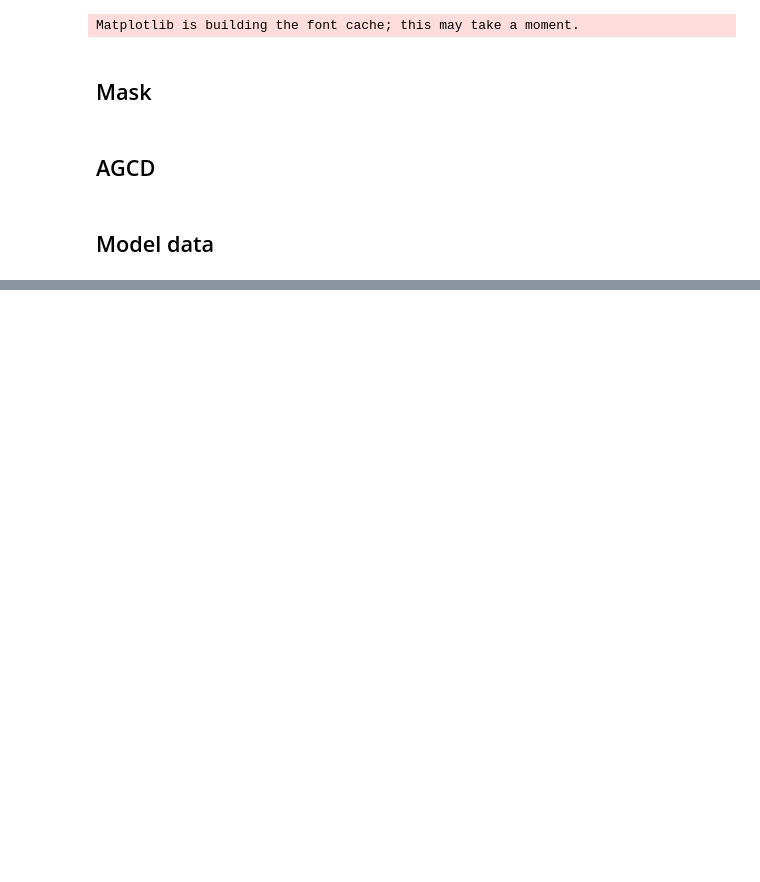
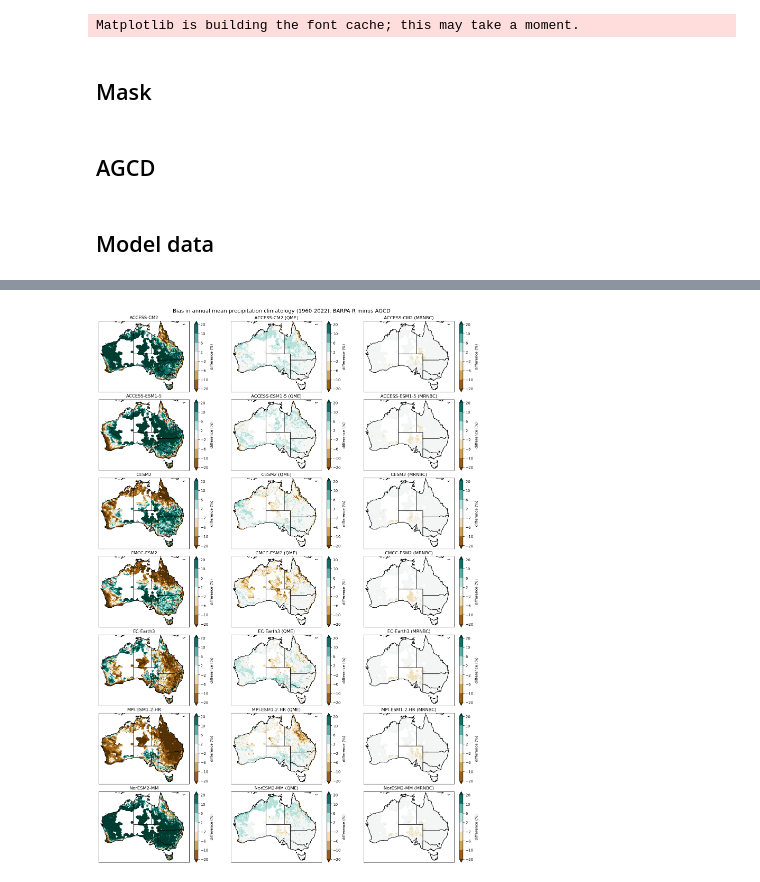
Before and after one commit to AusClimateService/bias-correction-data-release, a Jupyter notebook: residual_bias.ipynb, the cells around one changed output, grey strips where cells are left out. Cells and saved outputs as stored; diff of their text form; code cells hidden in the pictures; blank space fills up the shorter version.

```diff
--- a/residual_bias.ipynb
+++ b/residual_bias.ipynb
@@ -268,0 +232,14 @@ plt.show()
+# %%
+ngcms = 7
+fig, axes = plt.subplots(ngcms, 3, subplot_kw={'projection': ccrs.PlateCarree()}, figsize=[15, 3*ngcms], layout='constrained')
+plot_row(axes[0, :], 'BARPA-R', 'ACCESS-CM2', units='%')
+plot_row(axes[1, :], 'BARPA-R', 'ACCESS-ESM1-5', units='%')
+plot_row(axes[2, :], 'BARPA-R', 'CESM2', units='%')
+plot_row(axes[3, :], 'BARPA-R', 'CMCC-ESM2', units='%')
+plot_row(axes[4, :], 'BARPA-R', 'EC-Earth3', units='%')
+plot_row(axes[5, :], 'BARPA-R', 'MPI-ESM1-2-HR', units='%')
+plot_row(axes[6, :], 'BARPA-R', 'NorESM2-MM', units='%')
+plt.suptitle('Bias in annual mean precipitation climatology (1960-2022), BARPA-R minus AGCD', fontsize='x-large')
+plt.show()
+# %% [output]
+[figure, added]
```
Also changed, not shown: parts of 22 cells of this notebook.
